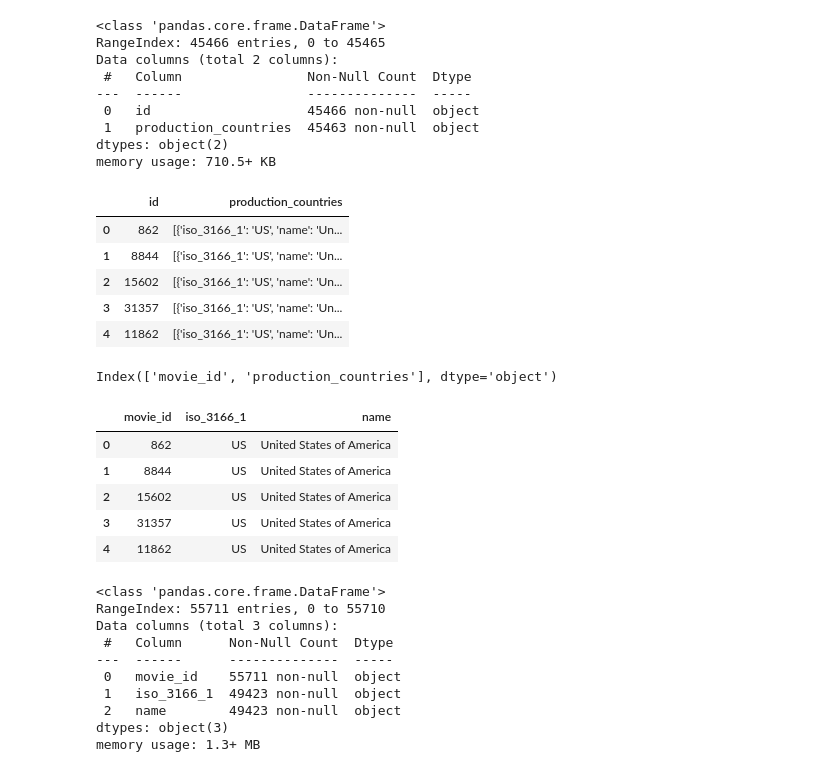
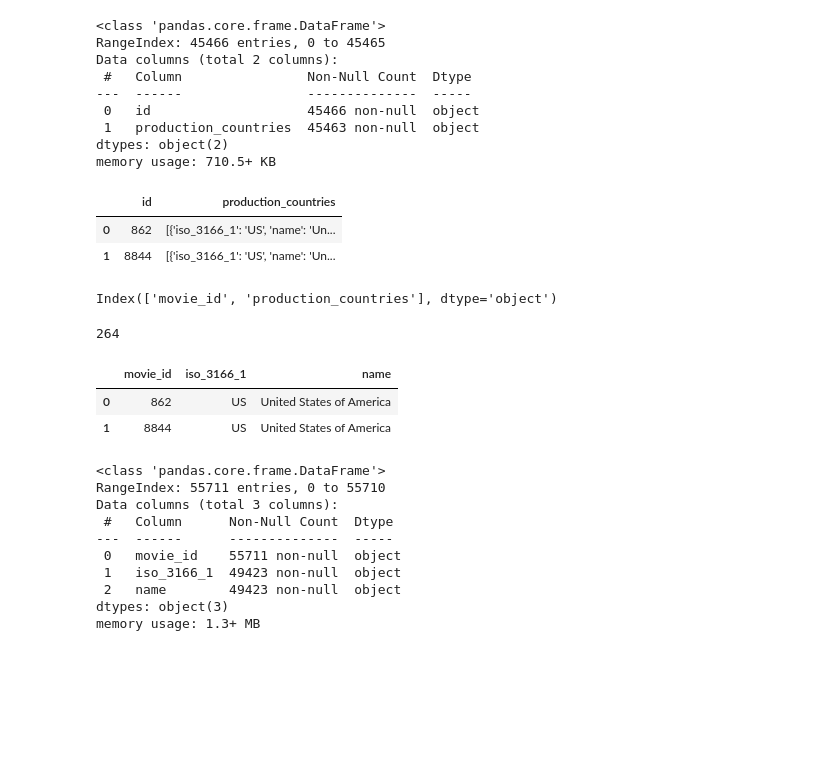
Before and after one commit to FranciscoHugoLezik/MLOps_Movies, a Jupyter notebook: notebooks/ETL.ipynb, the cells around one changed output. Drawn from its saved outputs; the diff is of its cells as text; code cells hidden in the pictures; blank space fills up the shorter version.

```diff
--- a/notebooks/ETL.ipynb
+++ b/notebooks/ETL.ipynb
@@ -429,14 +416,11 @@ Data columns (total 2 columns):
 dtypes: object(2)
 memory usage: 710.5+ KB
 # %%
-production_countries.head(5)
+production_countries.head(2)
 # %% [output]
 |  | id | production_countries |
 | 0 | 862 | [{'iso_3166_1': 'US', 'name': 'Un... |
 | 1 | 8844 | [{'iso_3166_1': 'US', 'name': 'Un... |
-| 2 | 15602 | [{'iso_3166_1': 'US', 'name': 'Un... |
-| 3 | 31357 | [{'iso_3166_1': 'US', 'name': 'Un... |
-| 4 | 11862 | [{'iso_3166_1': 'US', 'name': 'Un... |
 # %%
 production_countries.rename(
     columns={
@@ -455,15 +439,18 @@ exploded = production_countries.explode('production_countries')
 new_columns = pd.json_normalize(exploded['production_countries'])
 
 production_countries = exploded.drop(columns=['production_countries']).reset_index(drop=True).join(new_columns)
+# %%
+del exploded
+del new_columns
+gc.collect()
+# %% [output]
+264
 # %%
-production_countries.head(5)
+production_countries.head(2)
 # %% [output]
 |  | movie_id | iso_3166_1 | name |
 | 0 | 862 | US | United States of America |
 | 1 | 8844 | US | United States of America |
-| 2 | 15602 | US | United States of America |
-| 3 | 31357 | US | United States of America |
-| 4 | 11862 | US | United States of America |
 # %%
 production_countries.info()
 # %% [output]
```
Also changed, not shown: parts of 32 cells of this notebook.
